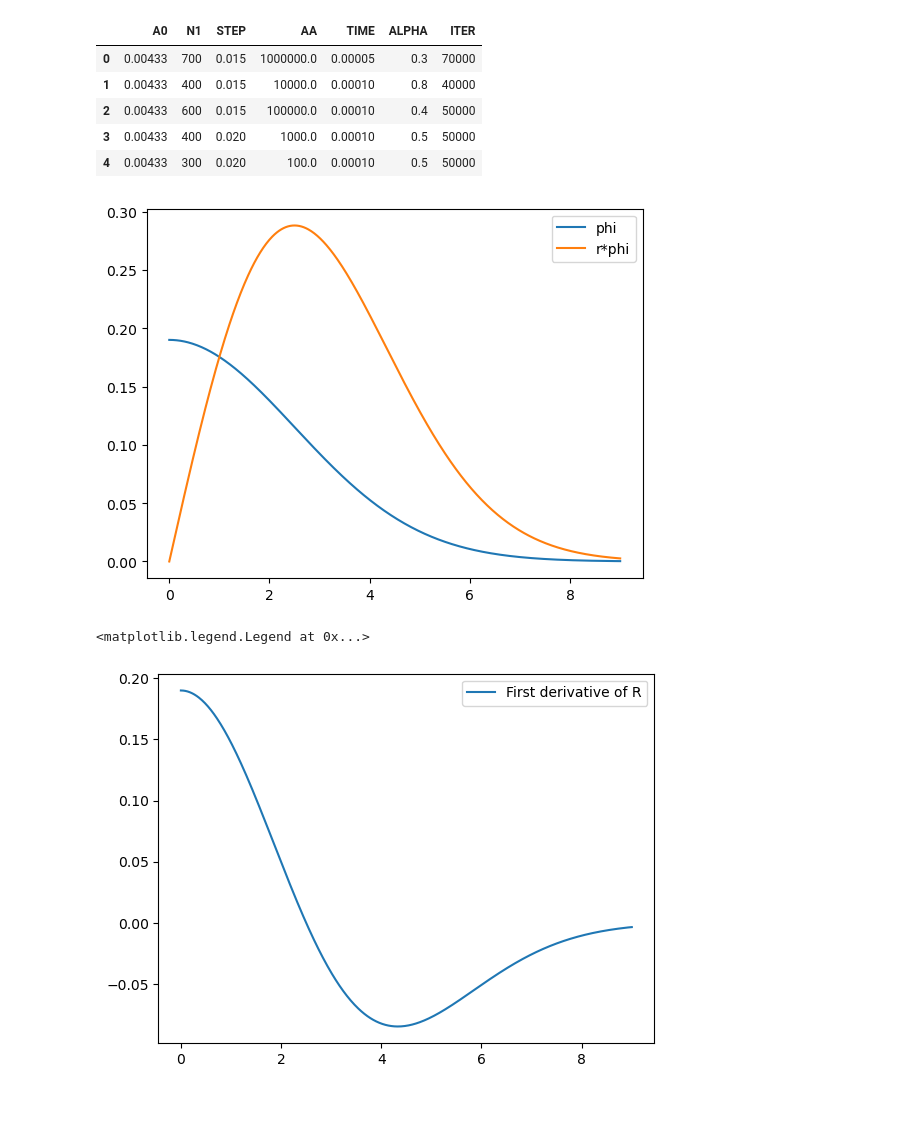
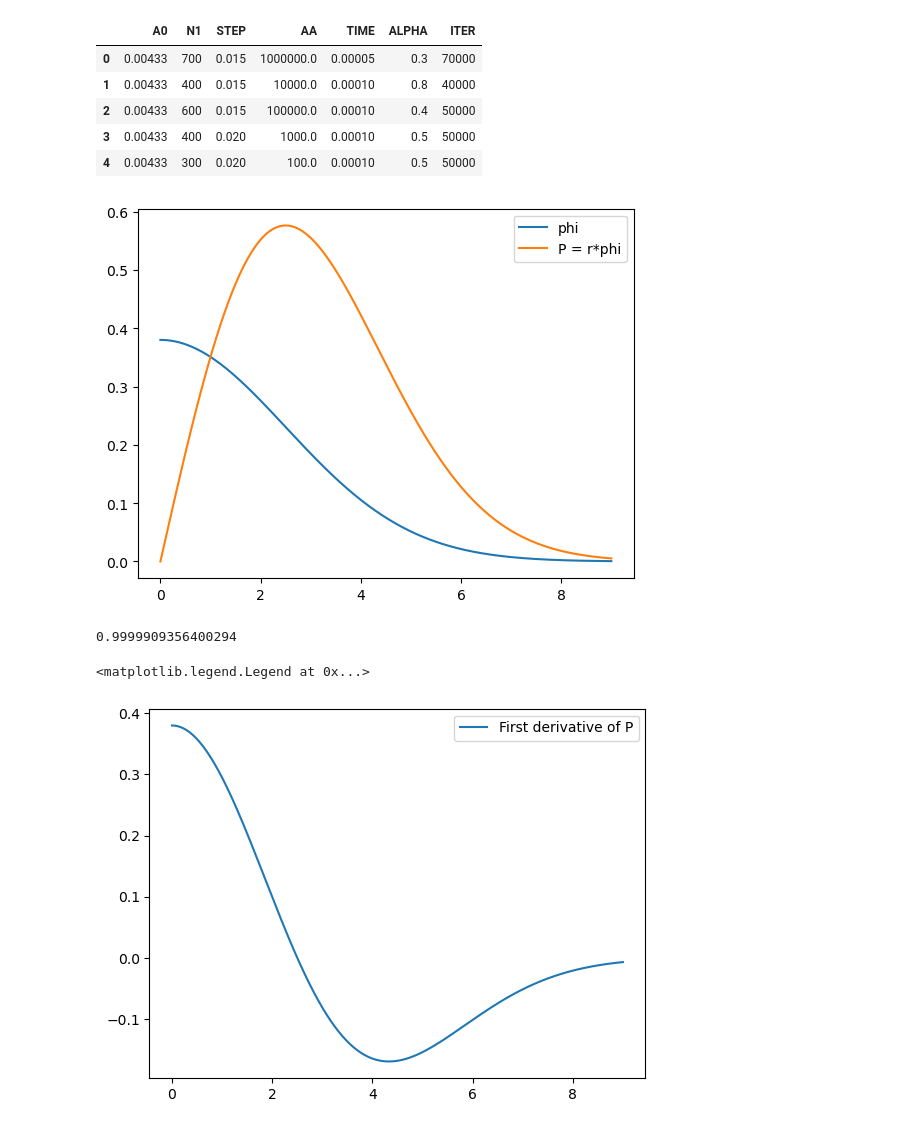
Before and after one commit to pau-torrente/treball-GP, a Jupyter notebook: python_code.ipynb, the cells around one changed output. Saved outputs shown, nothing was run; the diff lists cells and outputs as text; code cells hidden in the pictures.

```diff
--- a/python_code.ipynb
+++ b/python_code.ipynb
@@ -89,42 +89,49 @@ def simpson_integration_v2(f, step):
 # %%
 # We start initializing the wave function *r
 import math
 
+#initialize the variables to the eRperiment desired
 var = variables(3)
 
 a0 = var.a0()
 n1 = var.n1()
 step = var.step()
 aa = var.aa()
 time = var.time()
 alpha = var.alpha()
 
 
+#construct the wave function, the P= phi*r function and the linspace of r
 C = (np.sqrt(alpha)**3)/np.sqrt(np.sqrt(np.pi))
 
 
-phi_ini = np.array([C*math.exp(-0.5*(alpha**2)*((step*i)**2)) for i in range(n1+1)])
-X = np.linspace(0, n1*step, n1+1)
-R_ini = phi_ini*X
+phi_ini = np.array([2*C*math.exp(-0.5*(alpha**2)*((step*i)**2)) for i in range(n1+1)])
+R = np.linspace(0, n1*step, n1+1)
+P_ini = phi_ini*R
 
-R = R_ini
+P = P_ini
 phi = phi_ini
 
+plt.plot(R, phi_ini, label='phi')
 
-plt.plot(X, phi_ini, label='phi')
-
-plt.plot(X, R_ini, label = 'r*phi')
+plt.plot(R, P_ini, label = 'P = r*phi')
 
 plt.legend()
 
 plt.show()
 # %% [output]
-[figure, old version]
+[figure, new version]
+# %%
+#checking if the simpson integrator works as expected
+
+simpson_integration(P**2, step)
+# %% [output]
+0.9999909356400294
 # %%
-R_der = fifth_order_firstderivative(R, step)
-plt.plot(X, R_der, label = 'First derivative of R')
+P_der = fifth_order_firstderivative(P, step)
+plt.plot(R, P_der, label = 'First derivative of P')
 plt.legend()
 # %% [output]
 <matplotlib.legend.Legend at 0x...>
-[figure, old version]
+[figure, new version]
 # %%
```
Also changed, not shown: parts of 2 cells of this notebook.
